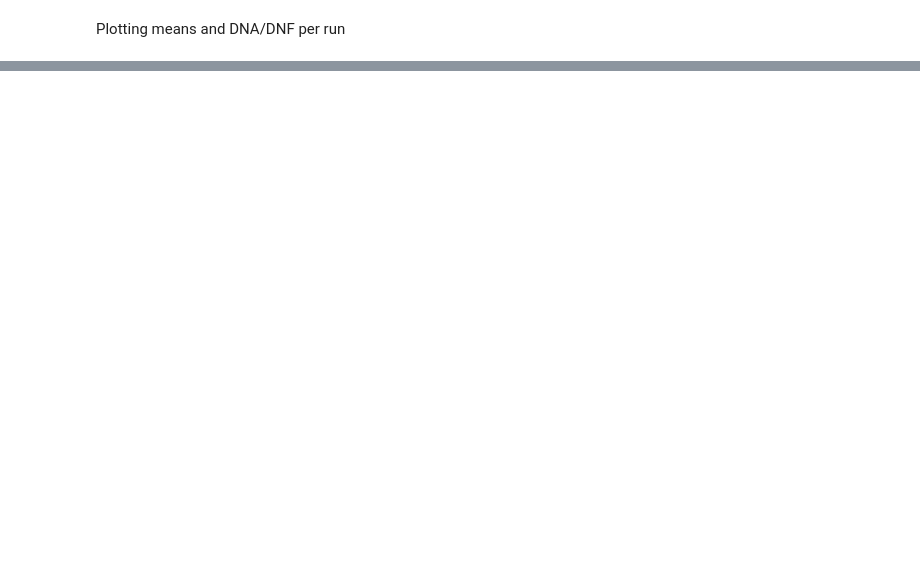
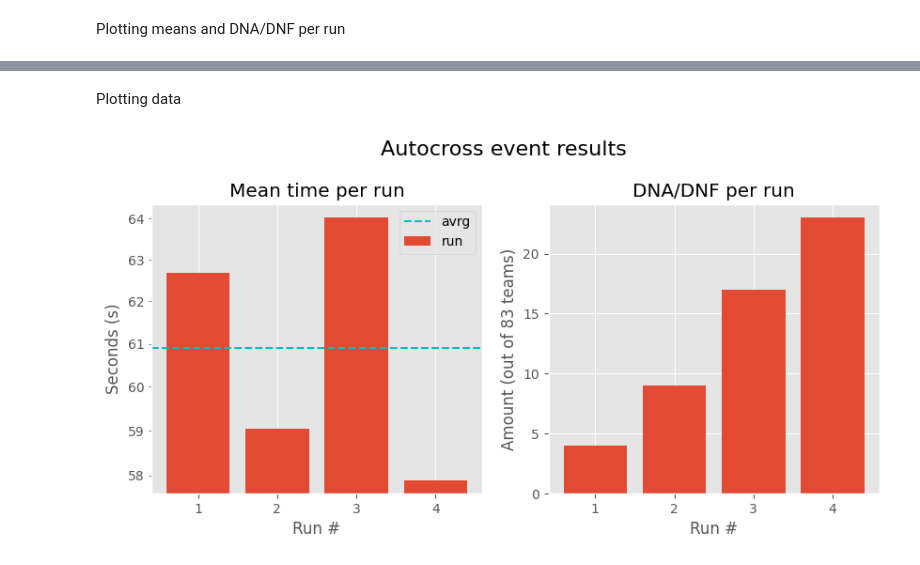
Before and after one commit to HL-2002/Formula-SAE-Data-Analysis, a Jupyter notebook: Analyses/averages across runs.ipynb, the cells around one changed output, grey strips where cells are left out. Drawn from its saved outputs; the diff is of its cells as text; code cells hidden in the pictures; blank space fills up the shorter version.

```diff
--- a/Analyses/averages across runs.ipynb
+++ b/Analyses/averages across runs.ipynb
@@ -164,0 +130,3 @@ Text(0.5, 0, 'Run #')
+# %%
+auto_path = "FSAE_2023_results/FSAE_2023_results - Autocross event results.csv"
+auto_arr = load(auto_path)
@@ -164,0 +135,9 @@ Text(0.5, 0, 'Run #')
+# %%
+auto_DNA = dna_dnf(auto_arr, 4)
+auto_MEANS = mean(auto_arr, 4)
+# %% [markdown]
+Plotting data
+# %%
+plot(auto_MEANS, auto_DNA, len(auto_arr)-1, "Autocross event results")
+# %% [output]
+[figure, added]
```
Also changed, not shown: parts of 22 cells of this notebook, 1 other file.
